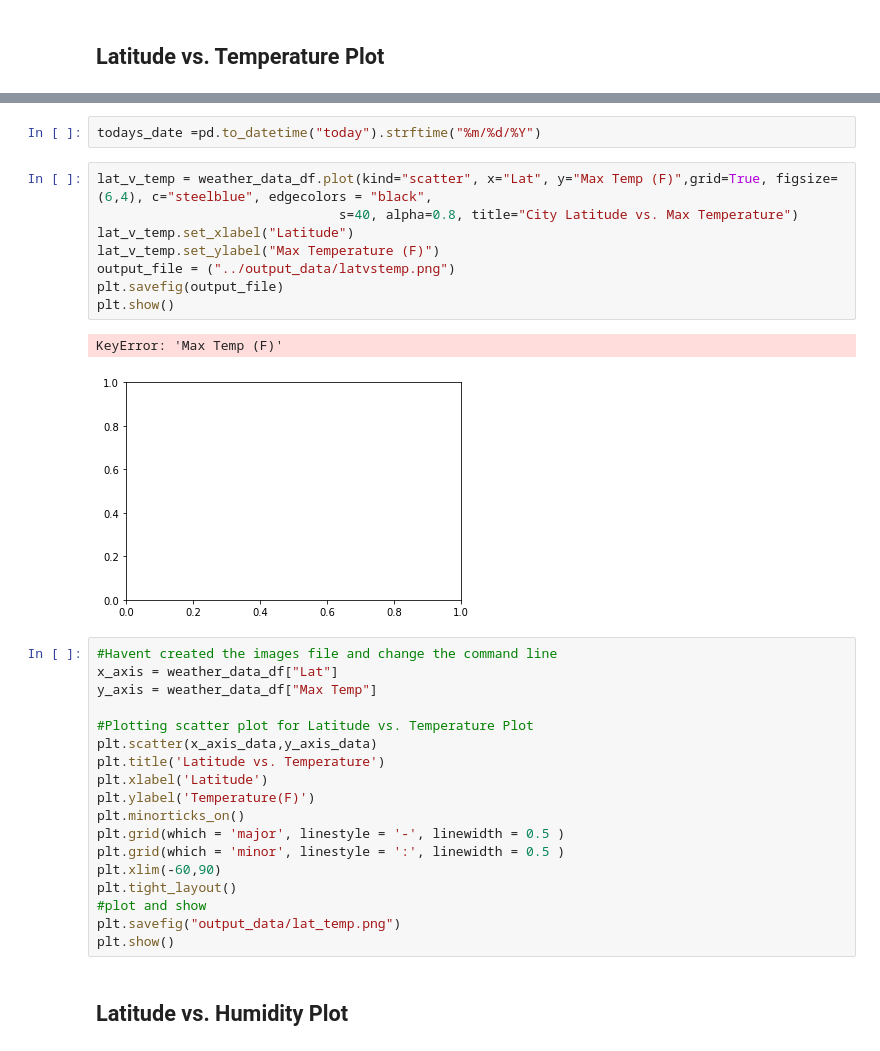
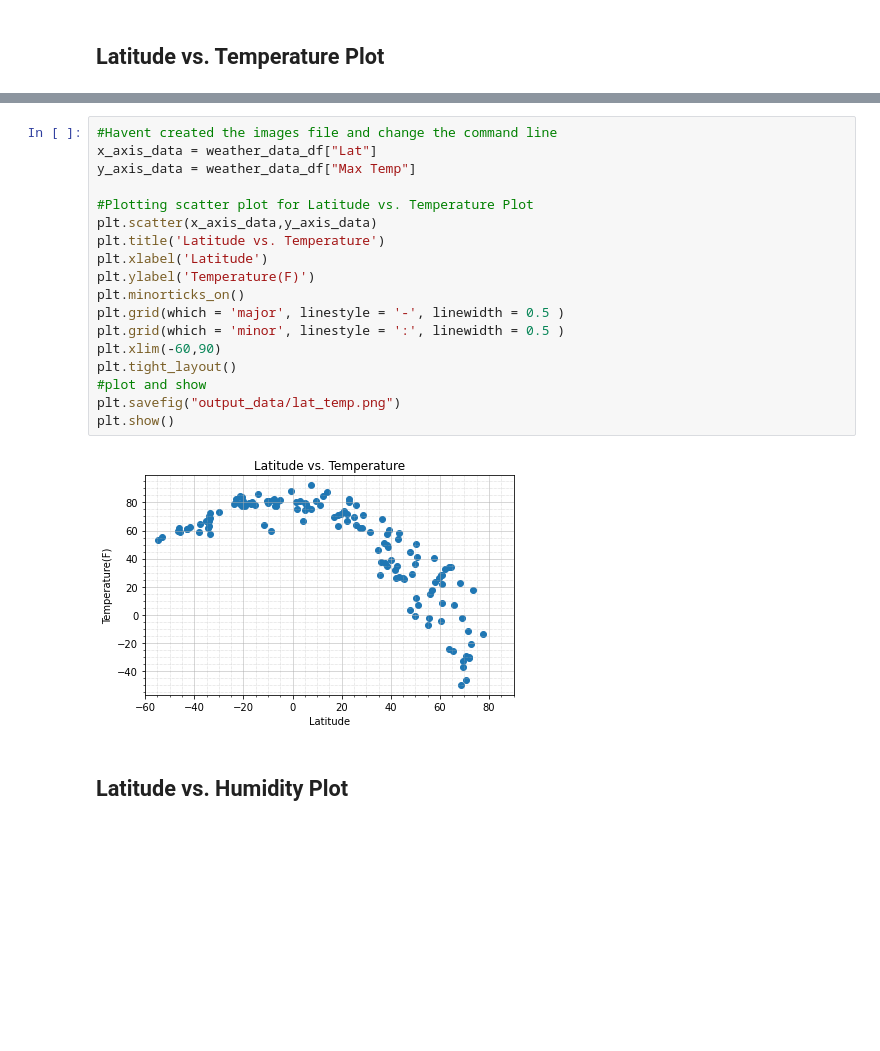
Before and after one commit to tannerhorton/weather_vacation_app, a Jupyter notebook: weather_vacation_py/WeatherPy.ipynb, the cells around one changed output, grey strips where cells are left out. Saved outputs shown, nothing was run; the diff lists cells and outputs as text; blank space fills up the shorter version.

Commit message:
halfway finished with plots, still working on linear regression

```diff
--- a/weather_vacation_py/WeatherPy.ipynb
+++ b/weather_vacation_py/WeatherPy.ipynb
@@ -418,33 +414,22 @@ KeyError: 'Max Temp (F)'
-# %%
-todays_date =pd.to_datetime("today").strftime("%m/%d/%Y")
-# %%
-lat_v_temp = weather_data_df.plot(kind="scatter", x="Lat", y="Max Temp (F)",grid=True, figsize=(6,4), c="steelblue", edgecolors = "black",
-                               s=40, alpha=0.8, title="City Latitude vs. Max Temperature")
-lat_v_temp.set_xlabel("Latitude")
-lat_v_temp.set_ylabel("Max Temperature (F)")
-output_file = ("../output_data/latvstemp.png")
-plt.savefig(output_file)
-plt.show()
-# %% [output]
-KeyError: 'Max Temp (F)'
-[figure, removed]
 # %%
 #Havent created the images file and change the command line
-x_axis = weather_data_df["Lat"]
-y_axis = weather_data_df["Max Temp"]
+x_axis_data = weather_data_df["Lat"]
+y_axis_data = weather_data_df["Max Temp"]
 
 #Plotting scatter plot for Latitude vs. Temperature Plot
 plt.scatter(x_axis_data,y_axis_data)
 plt.title('Latitude vs. Temperature')
 plt.xlabel('Latitude')
 plt.ylabel('Temperature(F)')
 plt.minorticks_on()
 plt.grid(which = 'major', linestyle = '-', linewidth = 0.5 )
 plt.grid(which = 'minor', linestyle = ':', linewidth = 0.5 )
 plt.xlim(-60,90)
 plt.tight_layout()
 #plot and show
 plt.savefig("output_data/lat_temp.png")
 plt.show()
+# %% [output]
+[figure, added]
 # %% [markdown]
 ## Latitude vs. Humidity Plot
```
Also changed, not shown: parts of 17 cells of this notebook, 4 other files.
